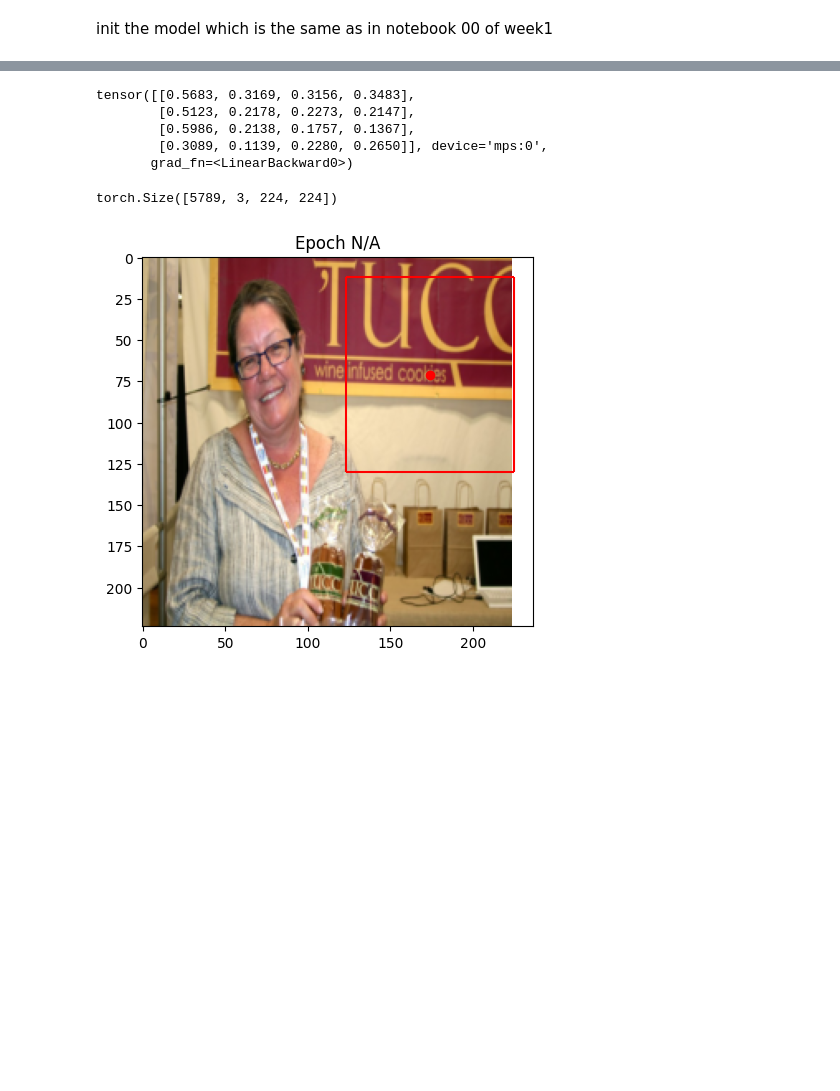
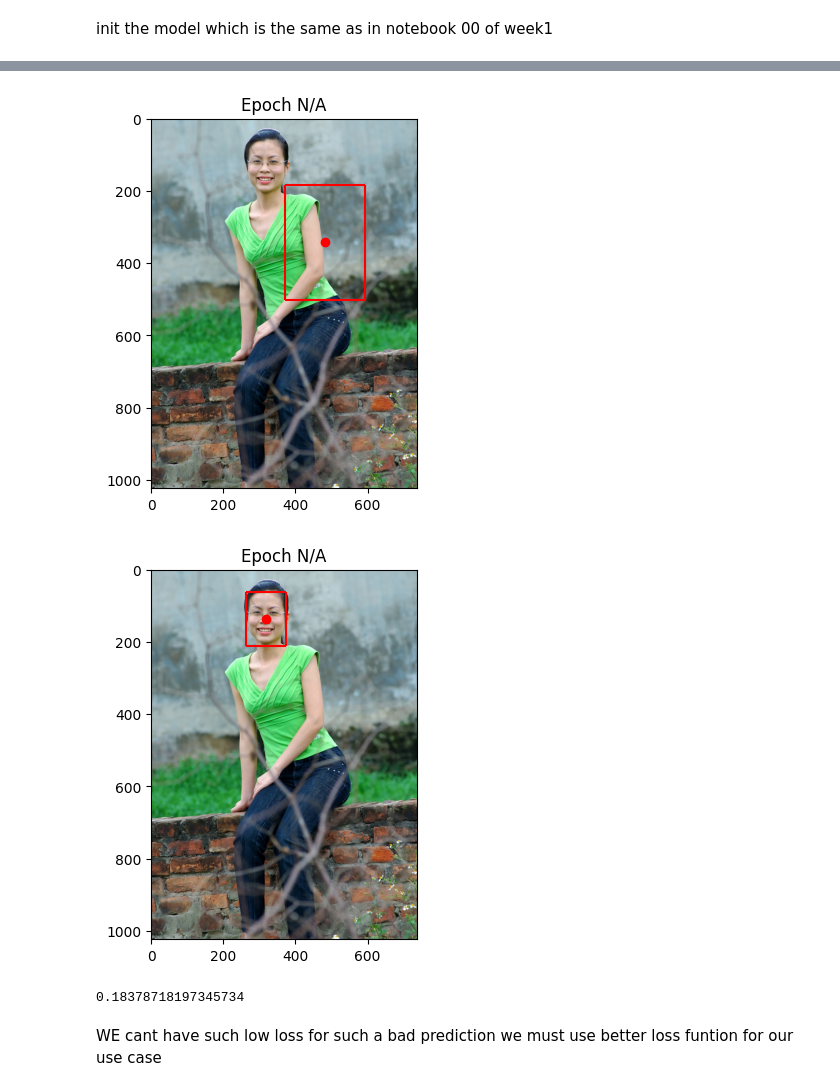
Before and after one commit to KubaJerz/swvl, a Jupyter notebook: week01/01train_single_faces.ipynb, the cells around one changed output, grey strips where cells are left out. Cells and saved outputs as stored; diff of their text form; code cells hidden in the pictures; blank space fills up the shorter version.

```diff
--- a/week01/01train_single_faces.ipynb
+++ b/week01/01train_single_faces.ipynb
@@ -19,16 +19,25 @@ with open('/Users/kuba/projects/swvl/week01/single_face_train.txt', 'r') as file
     train_label_paths = [ LABEL_DIR + "/" + name.strip() + ".txt" for name in names]
 # %%
 def process_and_pad_data(img_paths, label_paths, target_size=(224, 224)):
-    images = []
+    image_tensors = []
     bboxes = []
+
+    raw_imgs = []
 
     transform = transforms.Compose([
         transforms.ToTensor(),
+        transforms.Lambda(lambda t: t/255),  # Scale pixel values to 0..1
         transforms.Resize(target_size, antialias=True),  # Resize all images to same dimensions
+    ])
+
+    transform_raw = transforms.Compose([
+        transforms.ToTensor()
     ])
 
     for f_img, f_label in tqdm(list(zip(img_paths, label_paths))):
         image = Image.open(f_img)
+        raw_img = transform_raw(image)
+        raw_imgs.append(raw_img)
         img_tensor = transform(image)
         if img_tensor.size()[0] == 1:
             img_tensor = img_tensor.repeat(3, 1, 1)
@@ -39,16 +48,17 @@ def process_and_pad_data(img_paths, label_paths, target_size=(224, 224)):
             bbox = torch.tensor([float(x) for x in label.split()])[1:]
 
         if img_tensor.size()[0] == 3:
-            images.append(img_tensor)
+            image_tensors.append(img_tensor)
             bboxes.append(bbox)
 
 
-    X = torch.stack(images)
+    X = torch.stack(image_tensors)
     y = torch.stack(bboxes)
+    # raw_imgs = torch.stack(raw_imgs)
 
-    return X, y
+    return X, y, raw_imgs
 
-X, y = process_and_pad_data(train_img_paths, train_label_paths)
+X, y, raw_imgs = process_and_pad_data(train_img_paths, train_label_paths)
 print("Train images shape:", X.shape)
 print("Train bboxes shape:", y.shape)
 # %% [output]
@@ -225,15 +235,16 @@ class SenResNet(nn.Module):
 # %%
 model = SenResNet()
 # %%
-criterion = nn.MSELoss()
+# criterion = nn.MSELoss()
+criterion = nn.L1Loss()
 optimizer = optim.Adam(model.parameters(), lr=0.0003)
 # %%
 lossi = []
 # %%
-device = 'mps'
+device = 'cuda'
 model = model.to(device)
 # %%
-for epoch in tqdm(range(50)):
+for epoch in tqdm(range(100)):
     loss_total = 0
     for X_batch, y_batch in train_loader:
         X_batch = X_batch.to(device)
@@ -292,22 +303,17 @@ def visualize_prediction(img_tensor, bbox_pred, epoch):
 
     plt.title(f'Epoch {epoch}')
     plt.show()
-# %%
-logits
-# %% [output]
-tensor([[0.5683, 0.3169, 0.3156, 0.3483],
-        [0.5123, 0.2178, 0.2273, 0.2147],
-        [0.5986, 0.2138, 0.1757, 0.1367],
-        [0.3089, 0.1139, 0.2280, 0.2650]], device='mps:0',
-       grad_fn=<LinearBackward0>)
-# %%
-X.shape
-# %% [output]
-torch.Size([5789, 3, 224, 224])
 # %%
-img_num = 52
+img_num = 2
 model = model.cpu()
 logits = model(X[img_num].cpu().unsqueeze(dim=0))
-visualize_prediction(X[img_num].cpu(), logits, 'N/A')
+visualize_prediction(raw_imgs[img_num], logits, 'N/A')
+visualize_prediction(raw_imgs[img_num], y[img_num], 'N/A')
+
+criterion(logits,y[img_num].cpu()).item()
 # %% [output]
-[figure, old version]
+[figure, new version]
+[figure, added]
+0.18378718197345734
+# %% [markdown]
+WE cant have such low loss for  such a bad prediction we must use better loss funtion for our use case
```
Also changed, not shown: parts of 2 cells of this notebook, 1 other file.
